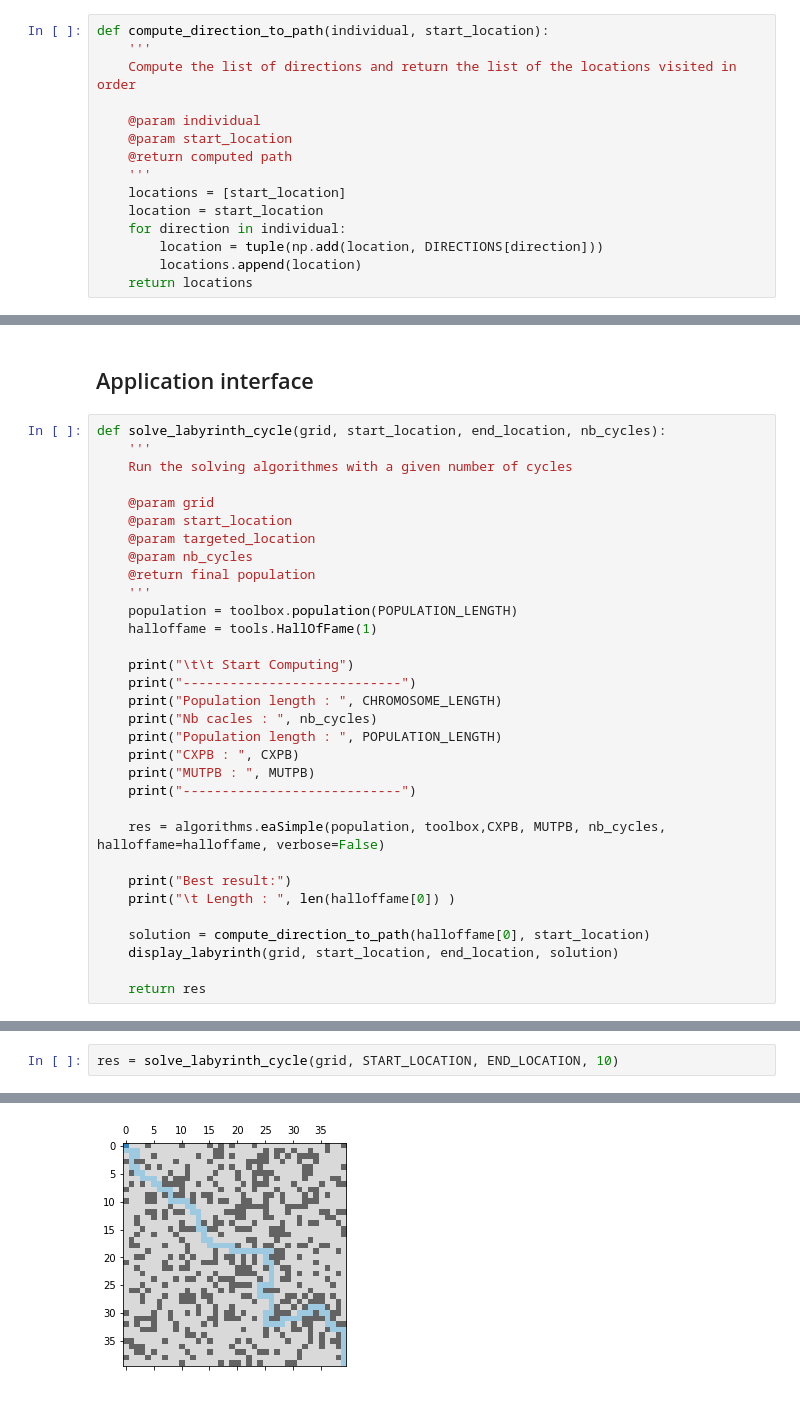
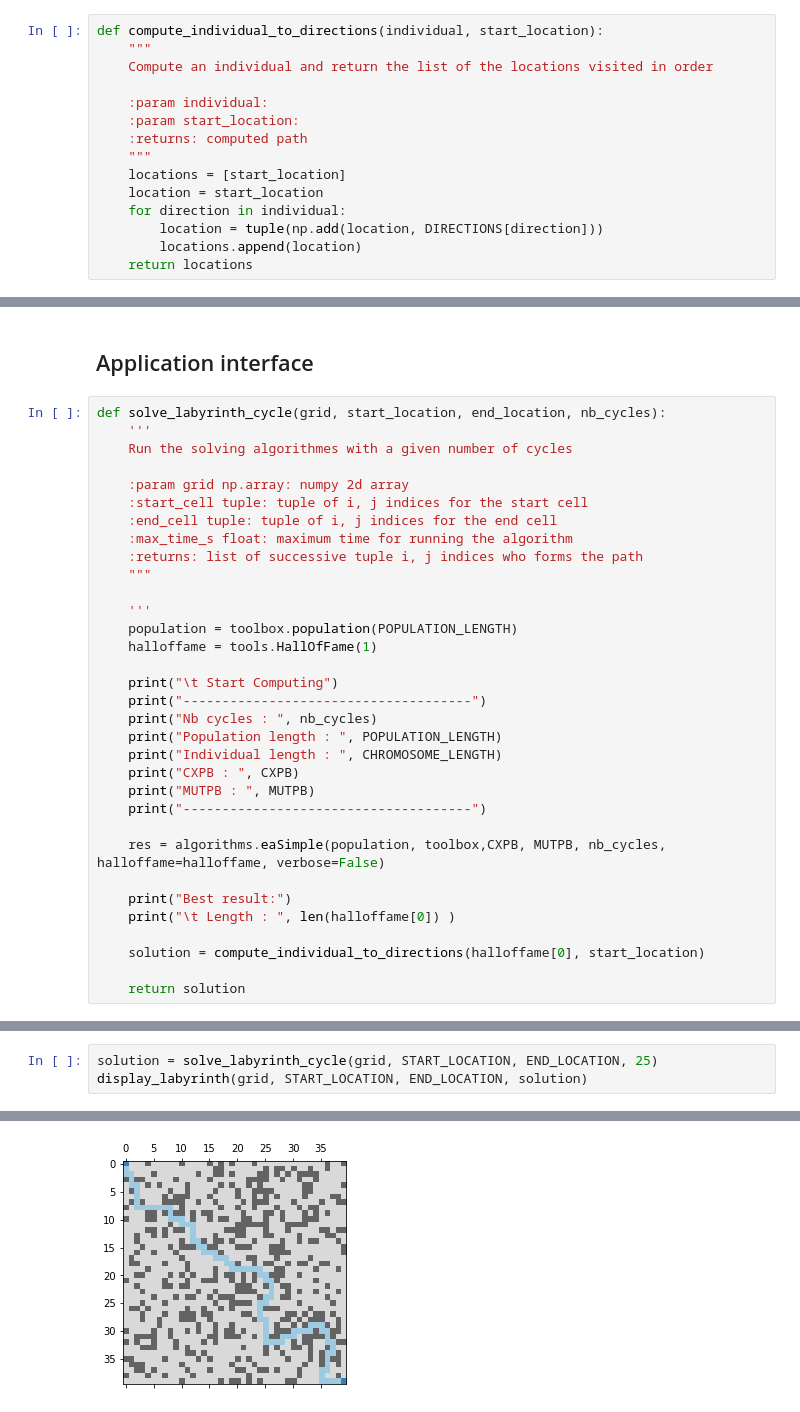
Before and after one commit to Ph0tonic/genetic_maze, a Jupyter notebook: ia_labyrinth.ipynb, the cells around one changed output, grey strips where cells are left out. Cells and saved outputs as stored; diff of their text form.

```diff
--- a/ia_labyrinth.ipynb
+++ b/ia_labyrinth.ipynb
@@ -242,14 +239,14 @@ def validate_individual(individual, start_location, targeted_location):
 
     return individual#, previous_locations
 # %%
-def compute_direction_to_path(individual, start_location):
-    '''
-    Compute the list of directions and return the list of the locations visited in order
+def compute_individual_to_directions(individual, start_location):
+    """
+    Compute an individual and return the list of the locations visited in order
 
-    @param individual
-    @param start_location
-    @return computed path
-    '''
+    :param individual:
+    :param start_location:
+    :returns: computed path
+    """
     locations = [start_location]
     location = start_location
     for direction in individual:
@@ -344,33 +340,34 @@ def solve_labyrinth_cycle(grid, start_location, end_location, nb_cycles):
     '''
     Run the solving algorithmes with a given number of cycles
 
-    @param grid
-    @param start_location
-    @param targeted_location
-    @param nb_cycles
-    @return final population
+    :param grid np.array: numpy 2d array
+    :start_cell tuple: tuple of i, j indices for the start cell
+    :end_cell tuple: tuple of i, j indices for the end cell
+    :max_time_s float: maximum time for running the algorithm
+    :returns: list of successive tuple i, j indices who forms the path
+    """
+
     '''
     population = toolbox.population(POPULATION_LENGTH)
     halloffame = tools.HallOfFame(1)
 
-    print("\t\t Start Computing")
-    print("----------------------------")
-    print("Population length : ", CHROMOSOME_LENGTH)
-    print("Nb cacles : ", nb_cycles)
+    print("\t Start Computing")
+    print("-------------------------------------")
+    print("Nb cycles : ", nb_cycles)
     print("Population length : ", POPULATION_LENGTH)
+    print("Individual length : ", CHROMOSOME_LENGTH)
     print("CXPB : ", CXPB)
     print("MUTPB : ", MUTPB)
-    print("----------------------------")
+    print("-------------------------------------")
 
     res = algorithms.eaSimple(population, toolbox,CXPB, MUTPB, nb_cycles, halloffame=halloffame, verbose=False)
 
     print("Best result:")
     print("\t Length : ", len(halloffame[0]) )
 
-    solution = compute_direction_to_path(halloffame[0], start_location)
-    display_labyrinth(grid, start_location, end_location, solution)
+    solution = compute_individual_to_directions(halloffame[0], start_location)
 
-    return res
+    return solution
 # %%
 def solve_labyrinth(grid, start_location, end_location, max_time_s):
     '''
@@ -454,3 +449,4 @@ def solve_labyrinth(grid, start_location, end_location, max_time_s):
 # %%
-res = solve_labyrinth_cycle(grid, START_LOCATION, END_LOCATION, 10)
+solution = solve_labyrinth_cycle(grid, START_LOCATION, END_LOCATION, 25)
+display_labyrinth(grid, START_LOCATION, END_LOCATION, solution)
 # %% [output]
@@ -467,2 +463,2 @@ Best result:
-[figure, old version]
+[figure, new version]
 # %%
```
Also changed, not shown: parts of 16 cells of this notebook.
